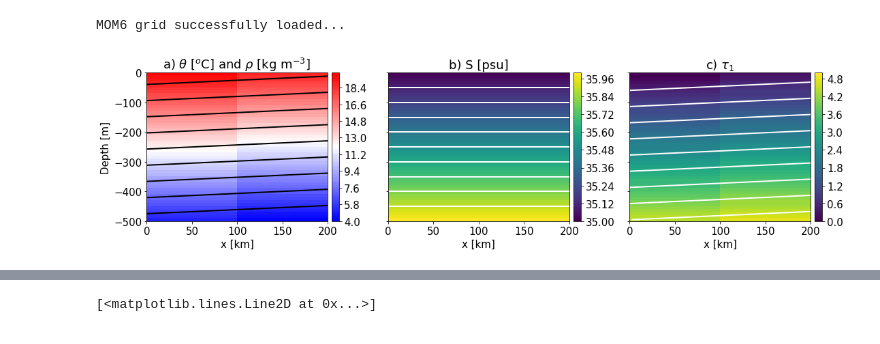
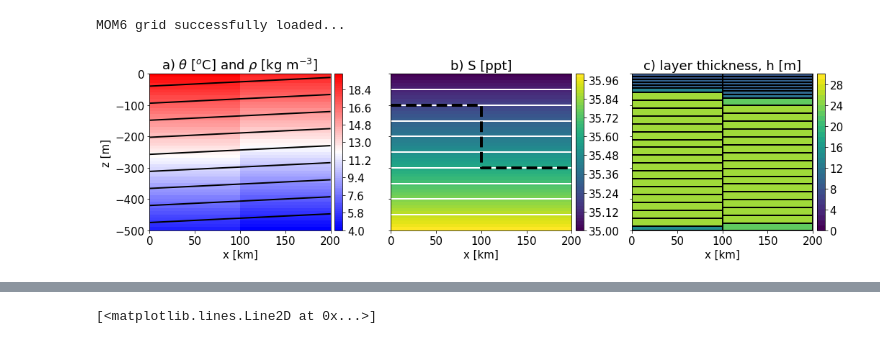
Before and after one commit to gustavo-marques/cesm_mom6_progress, a Jupyter notebook: lateral_boundary_diffusion/lateral_bnd_diffusion_analysis_two_columns_exps.ipynb, the cells around one changed output, grey strips where cells are left out. Saved outputs shown, nothing was run; the diff lists cells and outputs as text; code cells hidden in the pictures.

```diff
--- a/lateral_boundary_diffusion/lateral_bnd_diffusion_analysis_two_columns_exps.ipynb
+++ b/lateral_boundary_diffusion/lateral_bnd_diffusion_analysis_two_columns_exps.ipynb
@@ -48,53 +21,70 @@ warnings.filterwarnings("ignore")
 Basemap module not found. Some regional plots may not function properly
 # %%
 path = '/glade/scratch/gmarques/LBD/'
-grd = MOM6grid(path+'case2/LBD-H/static.nc')
+grd = MOM6grid(path+'LBD-Z/static.nc')
 # %% [output]
 MOM6 grid successfully loaded...
 # %%
-IC_Z = xr.open_dataset(path+'case2/LBD-Z/MOM_IC.nc')
+IC_Z = xr.open_dataset(path+'LBD-Z/MOM_IC.nc')
+IC_H = xr.open_dataset(path+'LBD-H/MOM_IC.nc')
 # %%
 x1 = np.linspace(0,200,len(grd.xh))
 lon = np.linspace(0,200,len(grd.xh)+1)
 # %%
 %matplotlib inline
 plt.rcParams.update({'font.size': 15})
-fig, ax = plt.subplots(nrows=1, ncols=3, figsize=(18,4), sharey=True)
+fig, ax1 = plt.subplots(nrows=1, ncols=3, figsize=(17,4), sharey=True)
+ax = ax1.flatten()
 temp = np.ma.masked_invalid(IC_Z.Temp[0,:,0,:].values)
 salt = np.ma.masked_invalid(IC_Z.Salt[0,:,0,:].values)
 rho = -0.255*temp + 0.764*salt
-tr1 = np.ma.masked_invalid(IC_Z.tr1[0,:,0,:].values)
-tr2 = np.ma.masked_invalid(IC_Z.tr2[0,:,0,:].values)
+#tr1 = np.ma.masked_invalid(IC_Z.tr1[0,:,0,:].values)
+#tr2 = np.ma.masked_invalid(IC_Z.tr2[0,:,0,:].values)
 eta = IC_Z.eta[0,:,0,:].values
 z1 = 0.5 * (eta[0:-1,1]+eta[1::,1])
 z2 = 0.5 * (eta[0:-1,:]+eta[1::,:])
+
+h_h = IC_H.h[0,:,0,:].values
+e_h = IC_H.eta[0,:,0,:].values
 
 [X1,Z1] = np.meshgrid(x1,z1)
 
 # a
 yzplot(temp, grd.geolon_c[0,:], eta, nbins=100, centerlabels=True, clim=(4., 20.0),
        show_stats=0, axis=ax[0], colormap=plt.cm.bwr)
-ax[0].set_ylabel('Depth [m]')
+ax[0].set_ylabel('z [m]')
 ax[0].set_xlabel('x [km]')
 ax[0].set_title(r'a) $\theta$ [$^o$C] and $\rho$ [kg m$^{-3}$] ')
 ax[0].contour(X1,z2,rho, levels=np.arange(0,100, 0.5), colors='k', linewidths=2)
 
 #b
+BLD = np.zeros(len(grd.geolon_c[0,:])+1)
+BLD[0:2]= -100.; BLD[2::] = -300.
+x_BLD = [grd.geolon_c[0,0], grd.geolon_c[0,1], grd.geolon_c[0,1], grd.geolon_c[0,2]]
+
 yzplot(salt, grd.geolon_c[0,:], eta, nbins=50, colormap=plt.cm.viridis, centerlabels=True,
        clim=(35., 36.), show_stats=0, axis=ax[1])
 ax[1].set_ylabel('')
 ax[1].set_xlabel('x [km]')
-ax[1].set_title(r'b) S [psu]')
+ax[1].set_title(r'b) S [ppt]')
 ax[1].contour(X1,z2,salt, levels=np.arange(35,36, 0.1), colors='w', linewidths=2)
+ax[1].plot(x_BLD,BLD,'k--',linewidth=4)
 
 #c
-yzplot(tr2, grd.geolon_c[0,:], eta, nbins=50, colormap=plt.cm.viridis, centerlabels=True,
-       clim=(0., 5.), show_stats=0, axis=ax[2])
+yzplot(h_h, grd.geolon_c[0,:], e_h, nbins=30, colormap=plt.cm.viridis, centerlabels=True,
+       clim=(0, 30.), show_stats=0, axis=ax[2])
 ax[2].set_ylabel('')
 ax[2].set_xlabel('x [km]')
-ax[2].set_title(r'c) $\tau_1$')
-ax[2].contour(X1,z2,tr2, levels=np.arange(0,5, 0.5), colors='w', linewidths=2)
+ax[2].set_title(r'c) layer thickness, h [m]')
+ax[2].plot([0,0],[-500,0], 'k', lw=2)
+ax[2].plot([100,100],[-500,0], 'k', lw=2)
+ax[2].plot([200,200],[-500,0], 'k', lw=2)
+for k in range(len(e_h[:,0])):
+  ax[2].plot([0,100],np.ones(2)*e_h[k,0], 'k', lw=2)
+  ax[2].plot([100,200],np.ones(2)*e_h[k,1], 'k', lw=2)
 
-plt.savefig('initial_conditions.png',bbox_inches='tight')
+#ax[2].contour(X1,z2,tr2, levels=np.arange(0,1, 0.01), colors='w', linewidths=2)
+
+#plt.savefig('initial_conditions.png',bbox_inches='tight')
 # %% [output]
-[figure, old version]
+[figure, new version]
```
Also changed, not shown: parts of 27 cells of this notebook, 23 other files.
